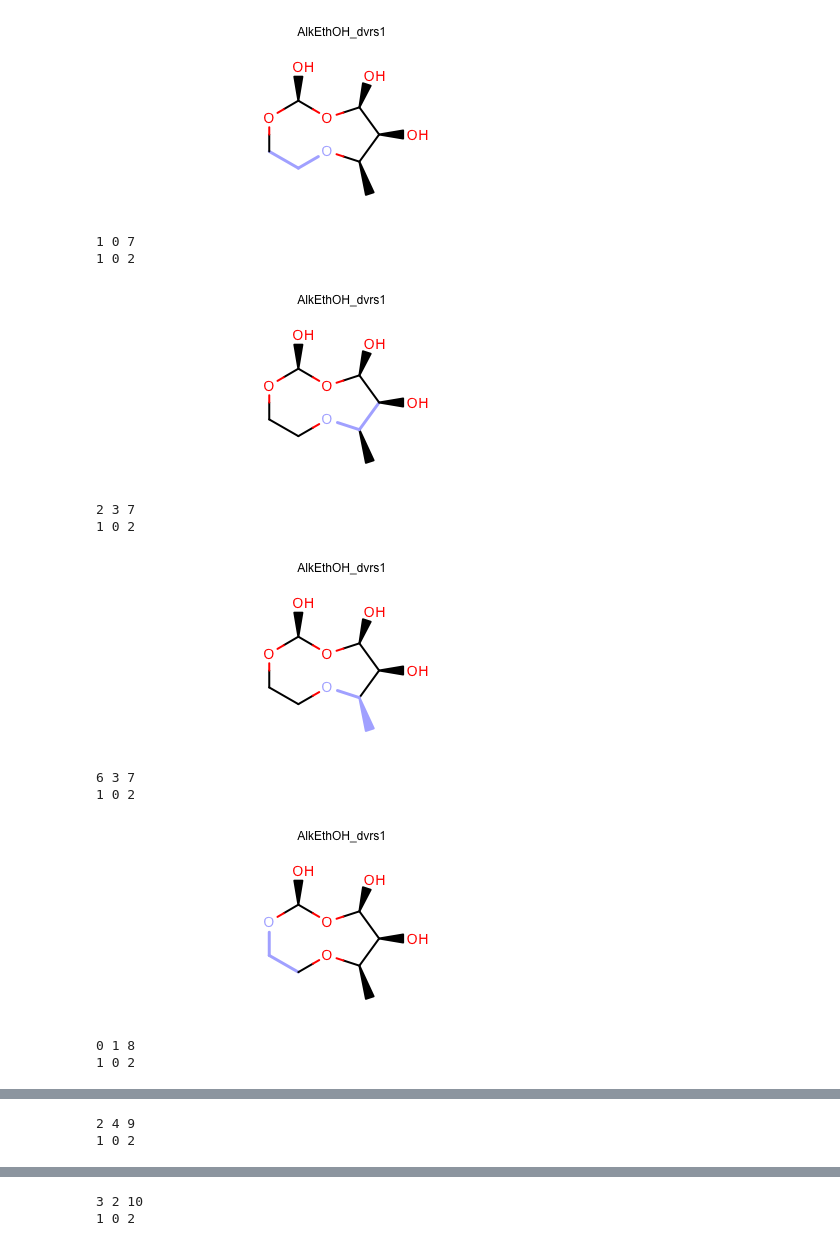
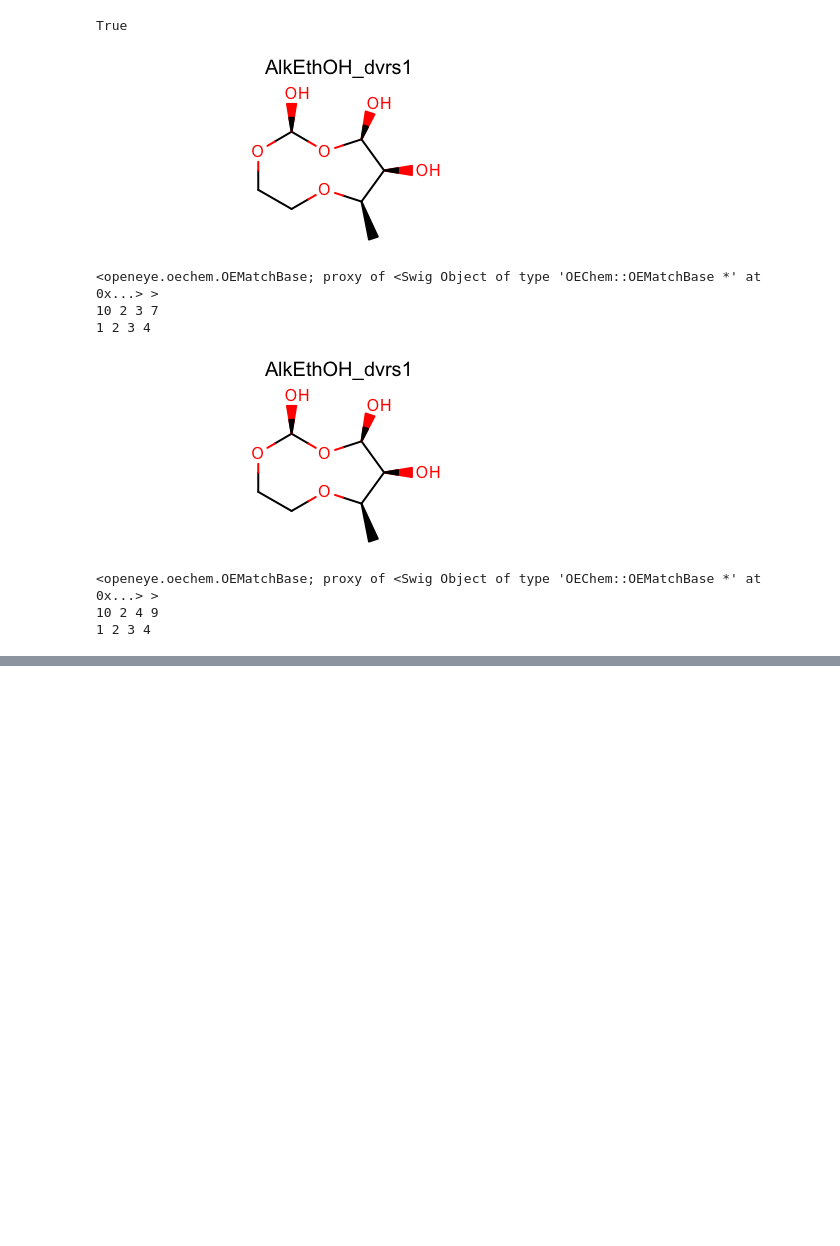
Before and after one commit to openforcefield/open-forcefield-data, a Jupyter notebook: Model-Systems/SMIRFF_prototype/substrucDepict.ipynb, the cells around one changed output, grey strips where cells are left out. Cells and saved outputs as stored; diff of their text form; code cells hidden in the pictures; blank space fills up the shorter version.

Commit message:
update depictMatch method

```diff
--- a/Model-Systems/SMIRFF_prototype/substrucDepict.ipynb
+++ b/Model-Systems/SMIRFF_prototype/substrucDepict.ipynb
@@ -16,31 +16,18 @@ import openeye.oechem as oechem
 import openeye.oedepict as oedepict
 from IPython.display import display
 # %%
-def depict(mol, width=500, height=200):
+def depictMatch(mol, match, supH = True, width=500, height=200):
     from IPython.display import Image
     dopt = oedepict.OEPrepareDepictionOptions()
     dopt.SetDepictOrientation( oedepict.OEDepictOrientation_Horizontal)
+    dopt.SetSuppressHydrogens(supH)
     oedepict.OEPrepareDepiction(mol, dopt)
     opts = oedepict.OE2DMolDisplayOptions(width, height, oedepict.OEScale_AutoScale)
     disp = oedepict.OE2DMolDisplay(mol, opts)
-    ofs = oechem.oeosstream()
-    oedepict.OERenderMolecule(ofs, 'png', disp)
-    ofs.flush()
-    return Image(data = "".join(ofs.str()))
+    hstyle = oedepict.OEHighlightStyle_Color
+    hcolor = oechem.OEColor(oechem.OELightBlue)
+    oedepict.OEAddHighlighting(disp, hcolor, hstyle, match)
+    img = oedepict.OEImage(width, height)
+    oedepict.OERenderMolecule(img,disp)
+    return Image(oedepict.OEWriteImageToString("png",img))
-# %%
-def depictMatch(mol, match, supH = True, width=500, height=200):
-    from IPython.display import Image
-    dopt = oedepict.OEPrepareDepictionOptions()
-    dopt.SetDepictOrientation( oedepict.OEDepictOrientation_Horizontal)
-    dopt.SetSuppressHydrogens(supH)
-    oedepict.OEPrepareDepiction(mol, dopt)
-    opts = oedepict.OE2DMolDisplayOptions(width, height, oedepict.OEScale_AutoScale)
-    disp = oedepict.OE2DMolDisplay(mol, opts)
-    hstyle = oedepict.OEHighlightStyle_Color
-    hcolor = oechem.OEColor(oechem.OELightBlue)
-    oedepict.OEAddHighlighting(disp, hcolor, hstyle, match)
-    ofs = oechem.oeosstream()
-    oedepict.OERenderMolecule(ofs, 'png', disp)
-    ofs.flush()
-    return Image(data = "".join(ofs.str()))
 # %%
@@ -52,31 +45,38 @@ ss = oechem.OESubSearch( qmol)
 # %%
 fileprefix= 'AlkEthOH_dvrs1'
 ifs = oechem.oemolistream(fileprefix+'.oeb')
-#ofs = oechem.oemolostream(fileprefix+'_filt1.smi')
+ifs = oechem.oemolistream()
+ofs = oechem.oemolostream(fileprefix+'_filt1.smi')
+
+#ifs = oechem.oemolistream('benzene.mol2')
+ifs = oechem.oemolistream('AlkEthOH_dvrs1.oeb')
+flavor = oechem.OEIFlavor_Generic_Default | oechem.OEIFlavor_MOL2_Default | oechem.OEIFlavor_MOL2_Forcefield
+ifs.SetFlavor( oechem.OEFormat_MOL2, flavor)
+# %% [output]
+True
 # %%
 mol = oechem.OEMol()
 for mol in ifs.GetOEMols():
     goodMol = True
     oechem.OEPrepareSearch(mol, ss)
     unique = True
+    i = 0
     for match in ss.Match(mol, unique):
-        display( depictMatch(mol, match))
+        i += 1
+        save_output = "/Users/bannanc/Desktop/torsionsNoH_%i.pdf" % i
+        display( depictMatch(mol, match, True) )
+        print(match)
         for ma in match.GetAtoms():
             print(ma.target.GetIdx(), end=" ")
-            #print(ma.pattern.GetIdx(), end=" ")
         print('')
         for ma in match.GetAtoms():
             print(ma.pattern.GetMapIdx(), end=" ")
 # %% [output]
-[figure, old version]
+[figure, new version]
-1 0 7
-1 0 2
+<openeye.oechem.OEMatchBase; proxy of <Swig Object of type 'OEChem::OEMatchBase *' at 0x...> >
+10 2 3 7
+1 2 3 4
-[figure, old version]
+[figure, new version]
-2 3 7
-1 0 2
+<openeye.oechem.OEMatchBase; proxy of <Swig Object of type 'OEChem::OEMatchBase *' at 0x...> >
+10 2 4 9
+1 2 3 4
-[figure, removed]
-6 3 7
-1 0 2
-[figure, removed]
-0 1 8
-1 0 2
@@ -84,2 +82,0 @@ for mol in ifs.GetOEMols():
-2 4 9
-1 0 2
@@ -87,2 +82,0 @@ for mol in ifs.GetOEMols():
-3 2 10
-1 0 2
```
Also changed, not shown: parts of 3 cells of this notebook.
